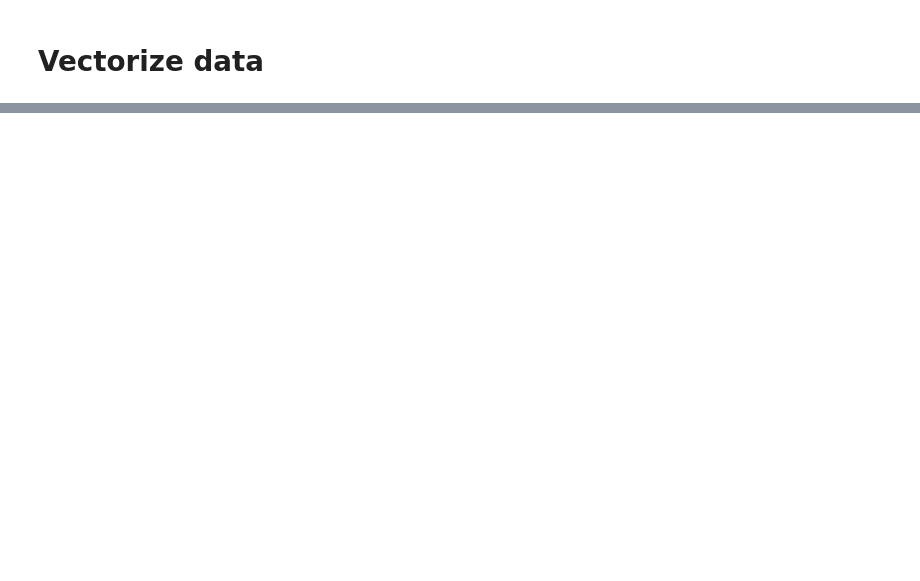
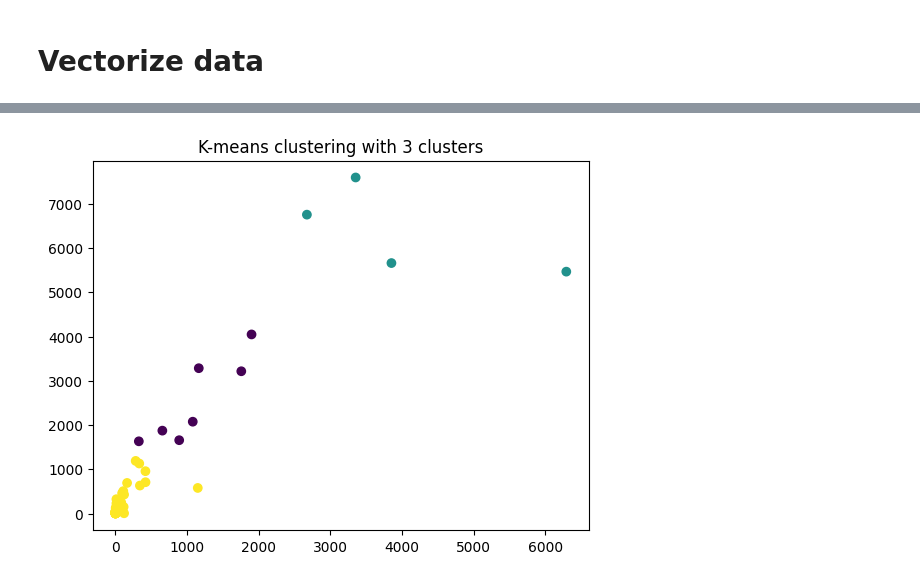
Before and after one commit to lengher289/Portfolio, a Jupyter notebook: reddit_pro_git/reddit_data_project.ipynb, the cells around one changed output, grey strips where cells are left out. Saved outputs shown, nothing was run; the diff lists cells and outputs as text; code cells hidden in the pictures; blank space fills up the shorter version.

```diff
--- a/reddit_pro_git/reddit_data_project.ipynb
+++ b/reddit_pro_git/reddit_data_project.ipynb
@@ -144,0 +229,12 @@ df_final
+# %%
+# Perform K-means clustering with 3 clusters
+kmeans_3 = KMeans(n_clusters=3)
+kmeans_3.fit(df_elbow_clean)
+labels_3 = kmeans_3.labels_
+
+# Visualize the clusters
+plt.scatter(df_elbow_clean['upvotes'], df_elbow_clean['num_comments'], c=labels_3)
+plt.title("K-means clustering with 3 clusters")
+plt.show()
+# %% [output]
+[figure, added]
```
Also changed, not shown: parts of 12 cells of this notebook.
